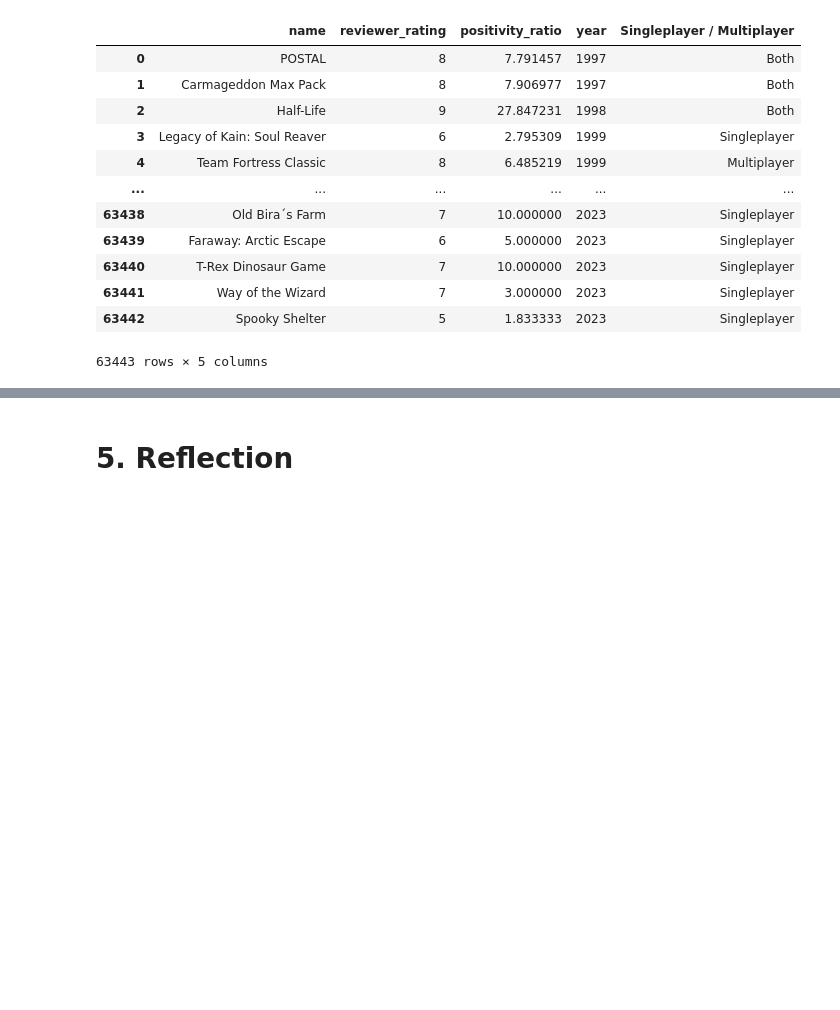
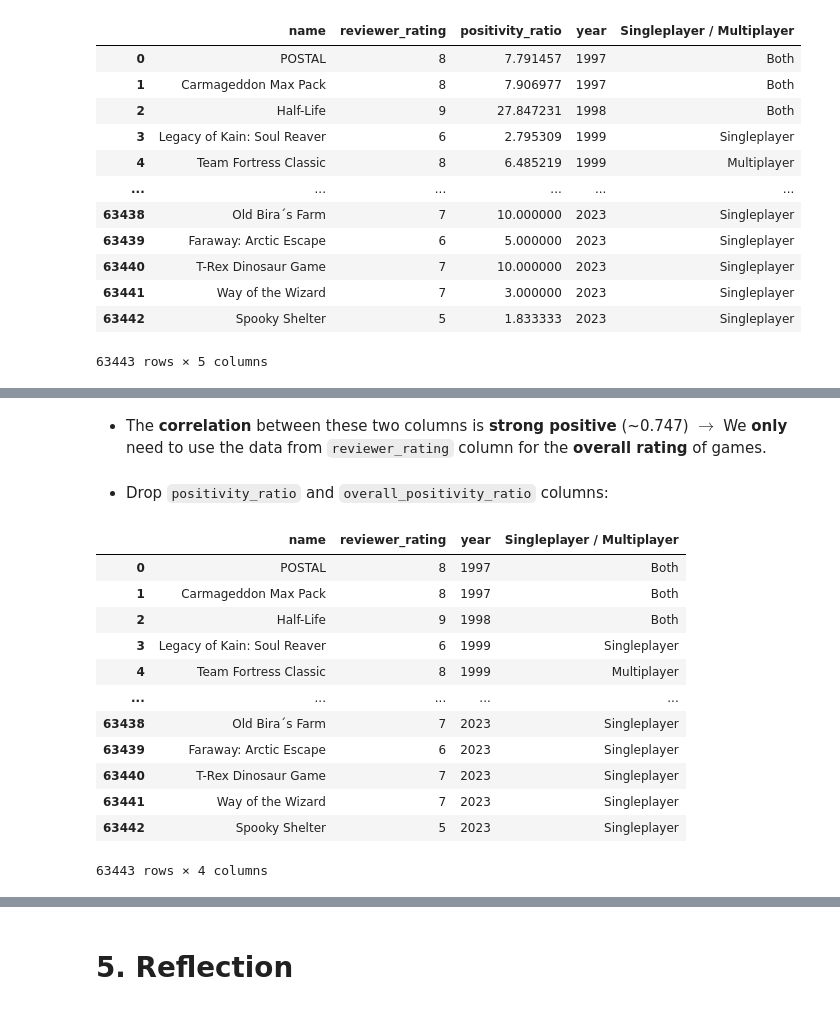
Before and after one commit to juinkinn/Programming4DS-FinalProject, a Jupyter notebook: 22127250_22127478.ipynb, the cells around one changed output, grey strips where cells are left out. Saved outputs shown, nothing was run; the diff lists cells and outputs as text; code cells hidden in the pictures; blank space fills up the shorter version.

````diff
--- a/22127250_22127478.ipynb
+++ b/22127250_22127478.ipynb
@@ -438,0 +483,21 @@ df_q2
+# %% [markdown]
+- The **correlation** between these two columns is **strong positive** (~0.747) $\rightarrow$ We **only** need to use the data from ```reviewer_rating``` column for the **overall rating** of games.
+# %% [markdown]
+- Drop ```positivity_ratio``` and ```overall_positivity_ratio``` columns:
+# %%
+df_q2 = df_q2.drop(columns=['positivity_ratio', 'overall_positivity_ratio'])
+df_q2
+# %% [output]
+|  | name | reviewer_rating | year | Singleplayer / Multiplayer |
+| 0 | POSTAL | 8 | 1997 | Both |
+| 1 | Carmageddon Max Pack | 8 | 1997 | Both |
+| 2 | Half-Life | 9 | 1998 | Both |
+| 3 | Legacy of Kain: Soul Reaver | 6 | 1999 | Singleplayer |
+| 4 | Team Fortress Classic | 8 | 1999 | Multiplayer |
+| ... | ... | ... | ... | ... |
+| 63438 | Old Bira´s Farm | 7 | 2023 | Singleplayer |
+| 63439 | Faraway: Arctic Escape | 6 | 2023 | Singleplayer |
+| 63440 | T-Rex Dinosaur Game | 7 | 2023 | Singleplayer |
+| 63441 | Way of the Wizard | 7 | 2023 | Singleplayer |
+| 63442 | Spooky Shelter | 5 | 2023 | Singleplayer |
+63443 rows × 4 columns
````
Also changed, not shown: parts of 20 cells of this notebook.
